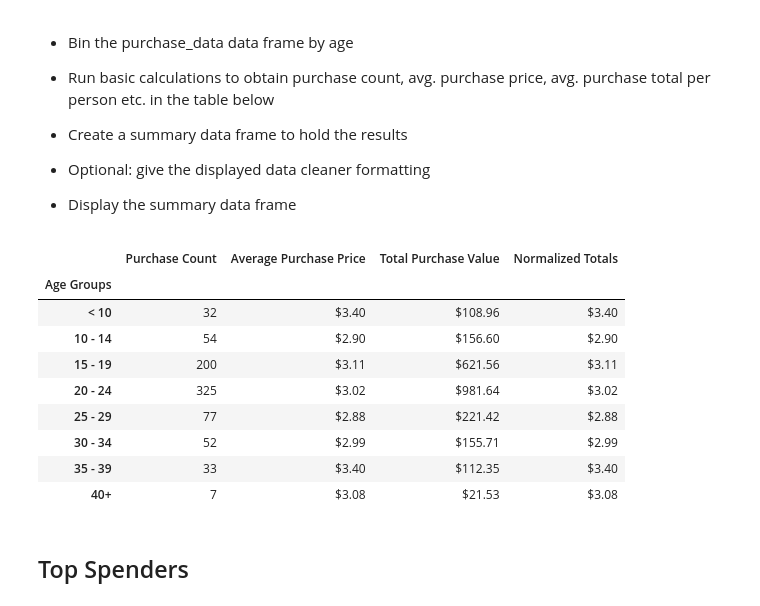
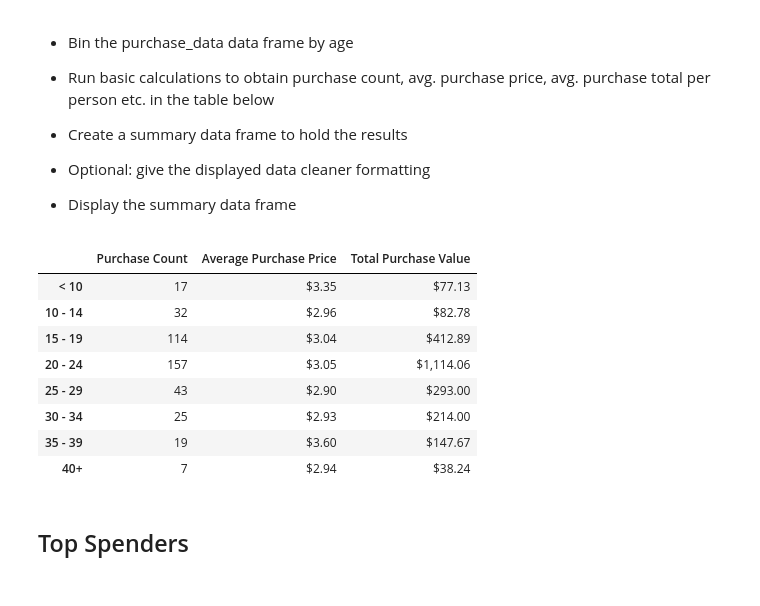
Before and after one commit to digbalajobi/Panda-challenge, a Jupyter notebook: HeroesOfPymoli/HeroesOfPymoli_starter.ipynb, the cells around one changed output. Cells and saved outputs as stored; diff of their text form; code cells hidden in the pictures.

```diff
--- a/HeroesOfPymoli/HeroesOfPymoli_starter.ipynb
+++ b/HeroesOfPymoli/HeroesOfPymoli_starter.ipynb
@@ -176,20 +179,24 @@ G_analysis.head()
 
 * Display Age Demographics Table
 # %%
-bins = [0,10,15,20,25,30,35,40,100]
+#bins = [0,10,15,20,25,30,35,40,100000]
+bins = [0, 9.90, 14.90, 19.90, 24.90, 29.90, 34.90, 39.90, 99999]
 binranges = ['< 10', '10 - 14', '15 - 19', '20 - 24', '25 - 29', '30 - 34', '35 - 39', '40+']
 
-bins_df = purchase_data.copy()
-bins_df["Age Groups"] = pd.cut(bins_df["Age"], bins, labels=binranges)
-group_bins = bins_df.groupby(["Age Groups"])
+purchase_data["Age Group"] = pd.cut(purchase_data["Age"], bins, labels=binranges)
 
-bin_count = group_bins["SN"].count()
-Totalcount = purchase_data["SN"].count()
-perc = (bin_count / Totalcount)*100
-perc
+#New DataFrame for Age Group
+group_bins = purchase_data.groupby(["Age Group"])
 
-Age_Percent = pd.DataFrame({"Percentage of Players": perc, "Total Count": bin_count})
+#Total screen name by age
+Totalcount = group_bins["SN"].nunique()
 
-Age_Percent["Percentage of Players"] = Age_Percent["Percentage of Players"].map("{:.2f}%".format)
-Age_Percent.head(10)
+#Percent by age
+perc = (Totalcount / total_players) * 100
+
+#DataFrame : Results
+Age_Demo = pd.DataFrame({"Total Count": bin_count, "Percentage of Players": perc})
+
+Age_Demo["Percentage of Players"] = Age_Demo["Percentage of Players"].map("{:.2f}%".format)
+Age_Demo.head(10)
 # %% [output]
@@ -222,32 +228,28 @@ Age_Percent.head(10)
 # %%
 #Average
 Avg_age = group_bins["Price"].mean()
 
 #Total
 Total_PurchVal = group_bins["Price"].sum()
 
-Norm_age = Total_PurchVal / bin_count
+age_analysis = pd.DataFrame({"Purchase Count": bin_count, "Average Purchase Price":Avg_age, "Total Purchase Value": Total_PurchVal,})
 
-age_analysis = pd.DataFrame({"Purchase Count": bin_count, "Average Purchase Price":
-                            Avg_age, "Total Purchase Value": Total_PurchVal, "Normalized Totals":
-                            Norm_age})
+
 age_analysis["Average Purchase Price"] = age_analysis["Average Purchase Price"].map("${:,.2f}".format)
 age_analysis["Total Purchase Value"] = age_analysis["Total Purchase Value"].map("${:,.2f}".format)
-age_analysis["Normalized Totals"] = age_analysis["Normalized Totals"].map("${:,.2f}".format)
 
-age_analysis = age_analysis[["Purchase Count", "Average Purchase Price", "Total Purchase Value", "Normalized Totals"]]
+age_analysis = age_analysis[["Purchase Count", "Average Purchase Price", "Total Purchase Value"]]
 age_analysis
 # %% [output]
-|  | Purchase Count | Average Purchase Price | Total Purchase Value | Normalized Totals |
-| Age Groups |  |  |  |  |
-| < 10 | 32 | $3.40 | $108.96 | $3.40 |
-| 10 - 14 | 54 | $2.90 | $156.60 | $2.90 |
-| 15 - 19 | 200 | $3.11 | $621.56 | $3.11 |
-| 20 - 24 | 325 | $3.02 | $981.64 | $3.02 |
-| 25 - 29 | 77 | $2.88 | $221.42 | $2.88 |
-| 30 - 34 | 52 | $2.99 | $155.71 | $2.99 |
-| 35 - 39 | 33 | $3.40 | $112.35 | $3.40 |
-| 40+ | 7 | $3.08 | $21.53 | $3.08 |
+|  | Purchase Count | Average Purchase Price | Total Purchase Value |
+| < 10 | 17 | $3.35 | $77.13 |
+| 10 - 14 | 32 | $2.96 | $82.78 |
+| 15 - 19 | 114 | $3.04 | $412.89 |
+| 20 - 24 | 157 | $3.05 | $1,114.06 |
+| 25 - 29 | 43 | $2.90 | $293.00 |
+| 30 - 34 | 25 | $2.93 | $214.00 |
+| 35 - 39 | 19 | $3.60 | $147.67 |
+| 40+ | 7 | $2.94 | $38.24 |
 # %% [markdown]
 ## Top Spenders
 # %% [markdown]
```
Also changed, not shown: parts of 7 cells of this notebook.
